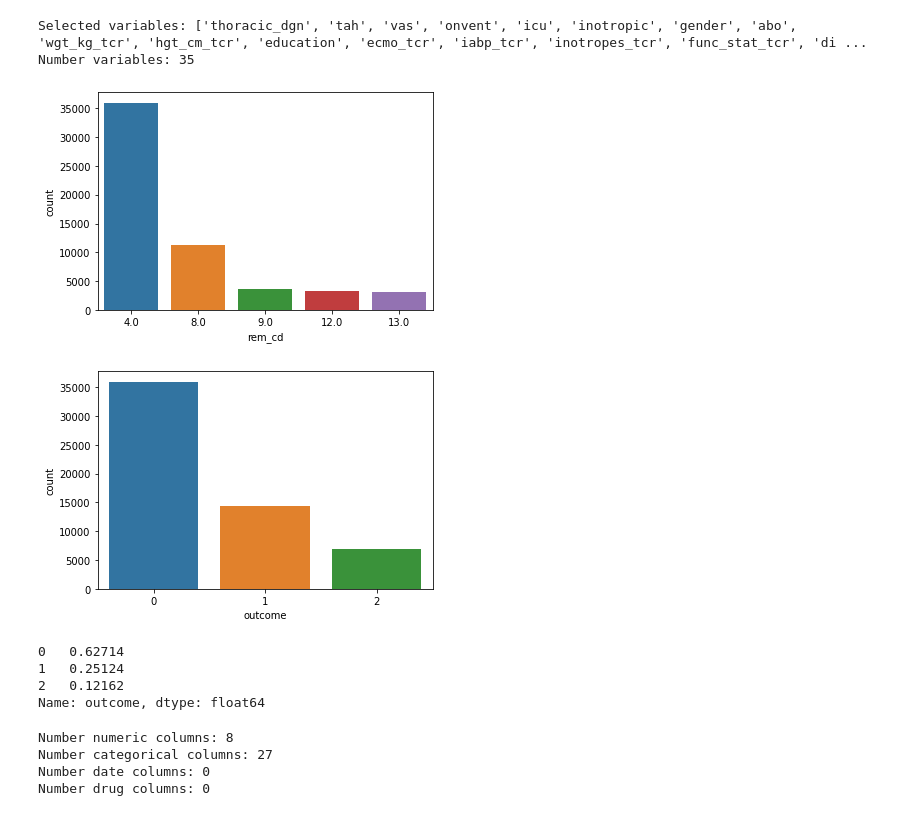
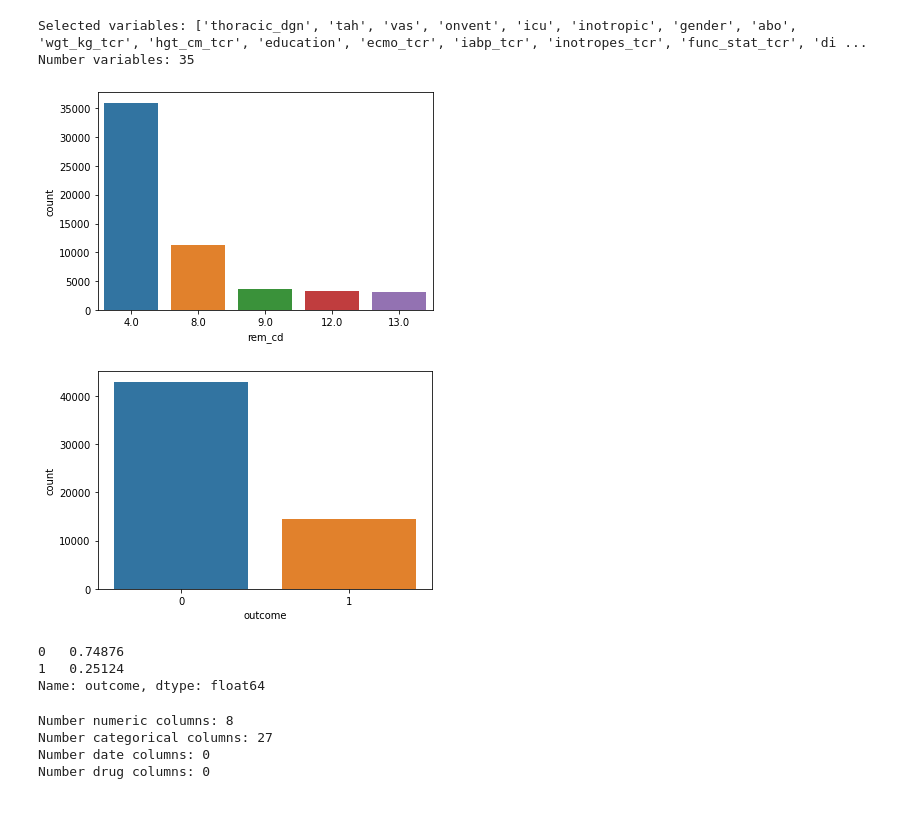
Before and after one commit to wansgar/edan70-project, a Jupyter notebook: column_categorization.ipynb, the cells around one changed output. Saved outputs shown, nothing was run; the diff lists cells and outputs as text; code cells hidden in the pictures.

```diff
--- a/column_categorization.ipynb
+++ b/column_categorization.ipynb
@@ -404,30 +404,28 @@ Number variables: 35
 # %%
 # 0 if transplant
 # 1 if deceased
 # 2 if removed for other reason
 d["outcome"] = d.apply(
     lambda row:
-        0 if row.rem_cd == 4
-        else 1 if row.rem_cd in [8,13]
-        else 2, axis=1)
+        1 if row.rem_cd in [8,13] # dies waiting
+        else 0, axis=1) # lives
 
 # print distribution plot of rem_cd
 sns.countplot(x="rem_cd", data=d)
 plt.show()
 
 # print distribution plot of outcomes
 sns.countplot(x="outcome", data=d)
 plt.show()
 # %% [output]
 [figure]
-[figure, old version]
+[figure, new version]
 # %%
 # print percentage of each outcome
 print(d.outcome.value_counts(normalize=True))
 # %% [output]
-0   0.62714
+0   0.74876
 1   0.25124
-2   0.12162
 Name: outcome, dtype: float64
 # %%
 all_selected = selected_vars + ["outcome"]
```
Also changed, not shown: parts of 2 cells of this notebook.
